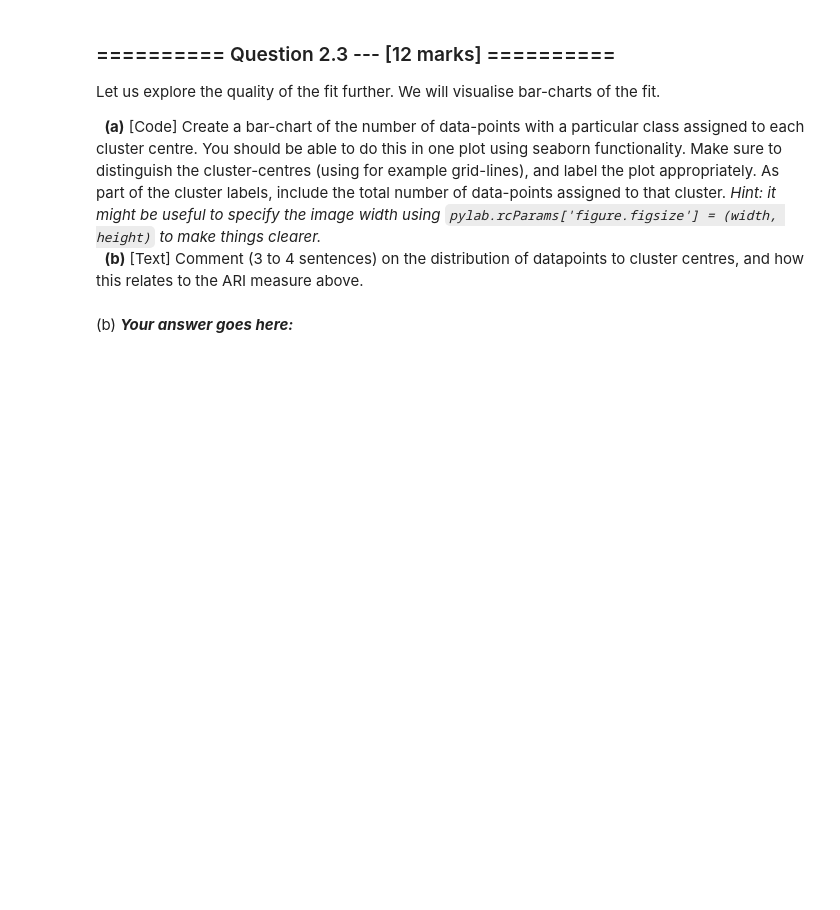
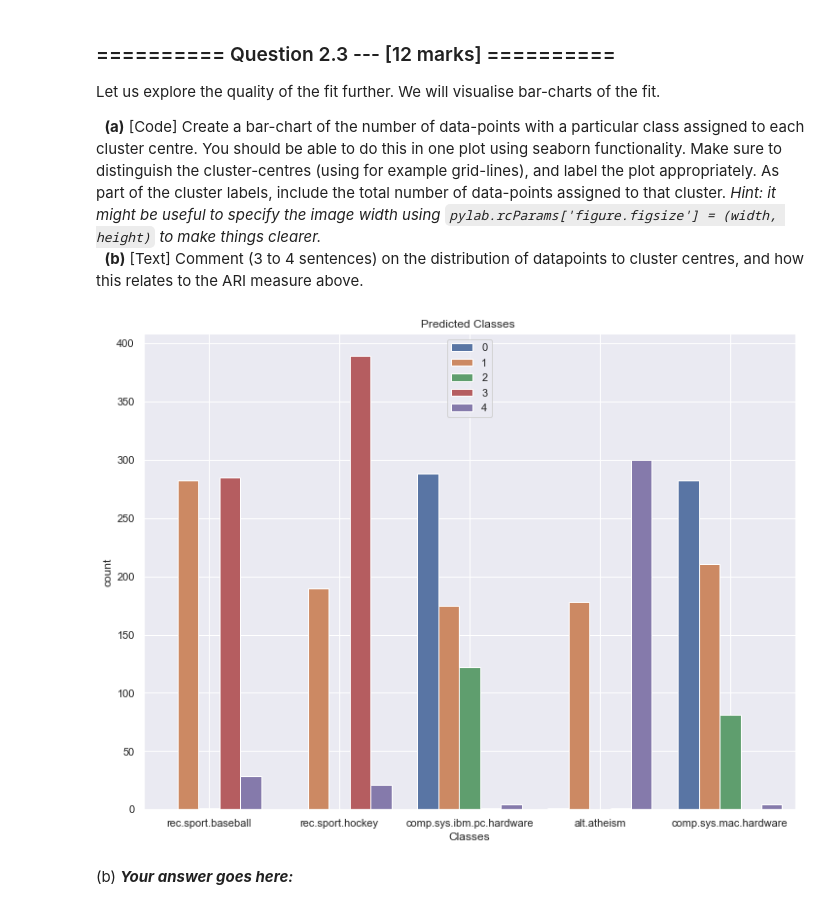
Before and after one commit to aadulan/iaml2018, a Jupyter notebook: Assignments/04_A_KMeans.ipynb, the cells around one changed output. Cells and saved outputs as stored; diff of their text form; code cells hidden in the pictures; blank space fills up the shorter version.

```diff
--- a/Assignments/04_A_KMeans.ipynb
+++ b/Assignments/04_A_KMeans.ipynb
@@ -107,6 +107,10 @@ sys.path.append('..')
 # Import Here any Additional modules you use. To import utilities we provide, use something like:
 #   from utils.plotter import plot_hinton
 import pandas as pd
+import numpy as np
+import matplotlib.pyplot as plt
+import seaborn as sns
+sns.set()
 
 # Your Code goes here:
 # %% [output]
@@ -231,0 +239,9 @@ We will now use [K-Means](http://scikit-learn.org/0.19/modules/generated/sklearn
+# %%
+# import KMeans
+from sklearn.cluster import KMeans
+
+# create a KMeans model
+clf =KMeans(n_clusters=5,random_state=1000)
+
+# fit the model with the training data
+clf.fit(X)
@@ -245,0 +264,9 @@ We will now evaluate the quality of this fit, primarily through the Adjusted Ran
+# %%
+from sklearn.metrics import adjusted_rand_score
+
+preds =  clf.predict(X)
+score = adjusted_rand_score(y, preds)
+
+print('The ARI score is {:.4f}'.format(score))
+
+preds
@@ -255,3 +286,19 @@ Let us explore the quality of the fit further. We will visualise bar-charts of t
+# %%
+pylab.rcParams['figure.figsize'] = (12, 9)
+
+sns.countplot(x=y,
+            data=X,
+              hue=preds
+              )
+
+plt.grid(which='major',axis='x')
+
+plt.title('Predicted Classes ')
+plt.xlabel('Classes')
+
+plt.show()
+# %% [output]
+[figure, added]
 # %% [markdown]
 (b) ***Your answer goes here:***
 # %% [markdown]
```
Also changed, not shown: parts of 14 cells of this notebook.
